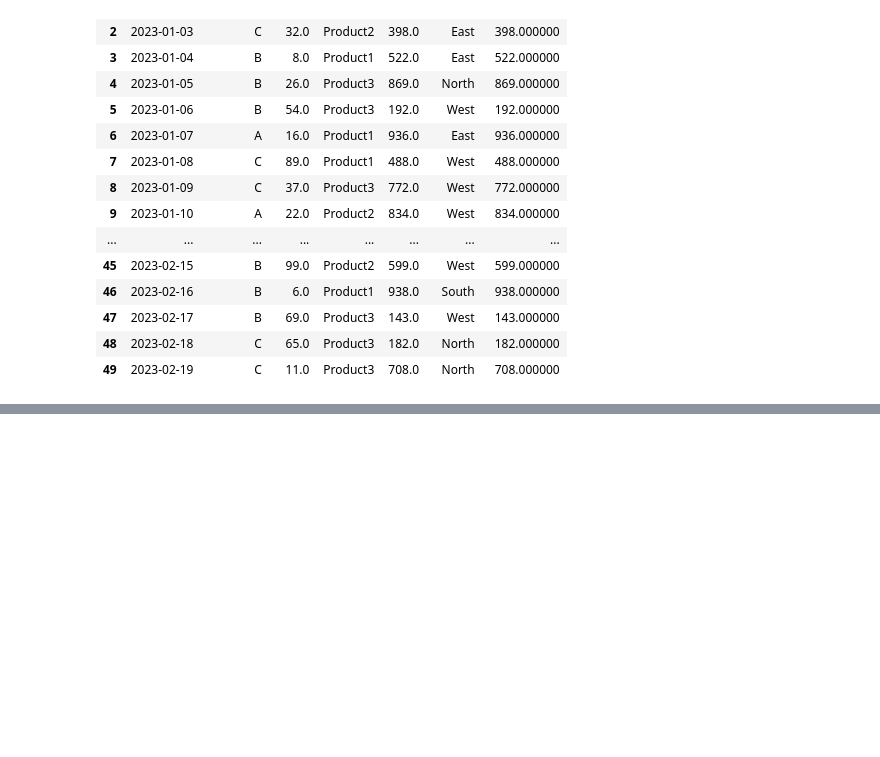
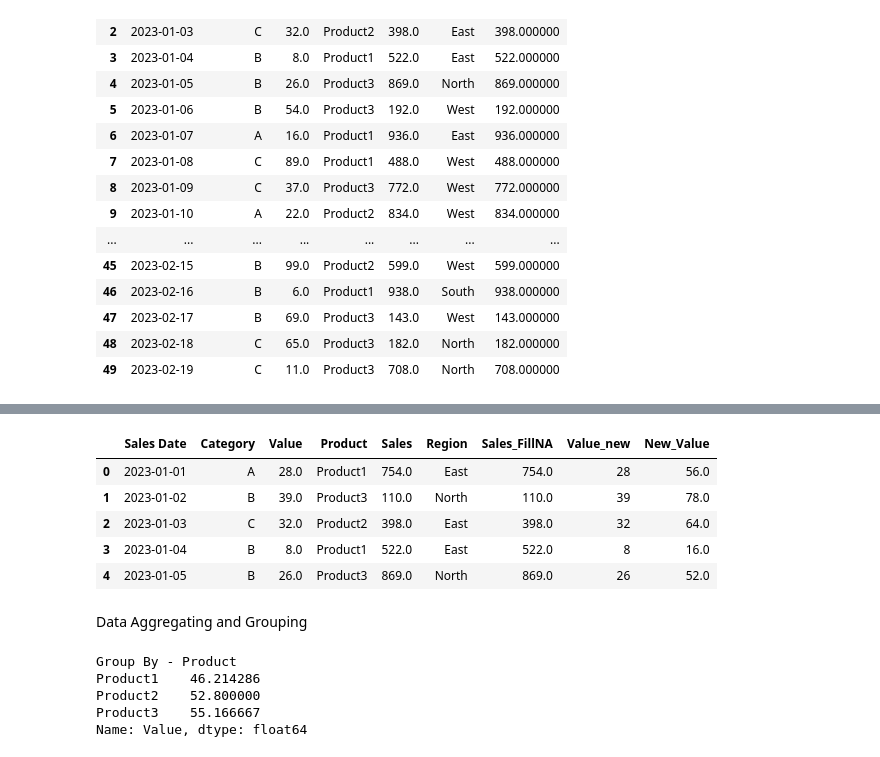
Before and after one commit to somit17/Numpy-TT, a Jupyter notebook: Pandas/data_manipulation.ipynb, the cells around one changed output, grey strips where cells are left out. Cells and saved outputs as stored; diff of their text form; code cells hidden in the pictures; blank space fills up the shorter version.

Commit message:
Basics of Aggregation and Grouping

```diff
--- a/Pandas/data_manipulation.ipynb
+++ b/Pandas/data_manipulation.ipynb
@@ -74,0 +88,3 @@ df ##
+# %%
+df.rename(columns={'Date':'Sales Date'},inplace=True)  #Key value pair
+df.head()
@@ -74,0 +100,4 @@ df ##
+# %%
+df['Value_new'] = df['Value'].fillna(df['Value'].mean()).astype(int)
+df.head()
+df.dtypes
@@ -74,0 +114,21 @@ df ##
+# %%
+df['New_Value'] = df['Value'].apply(lambda  x : x * 2) #apply method to call function
+df.head()
+# %% [output]
+|  | Sales Date | Category | Value | Product | Sales | Region | Sales_FillNA | Value_new | New_Value |
+| 0 | 2023-01-01 | A | 28.0 | Product1 | 754.0 | East | 754.0 | 28 | 56.0 |
+| 1 | 2023-01-02 | B | 39.0 | Product3 | 110.0 | North | 110.0 | 39 | 78.0 |
+| 2 | 2023-01-03 | C | 32.0 | Product2 | 398.0 | East | 398.0 | 32 | 64.0 |
+| 3 | 2023-01-04 | B | 8.0 | Product1 | 522.0 | East | 522.0 | 8 | 16.0 |
+| 4 | 2023-01-05 | B | 26.0 | Product3 | 869.0 | North | 869.0 | 26 | 52.0 |
+# %% [markdown]
+Data Aggregating and Grouping
+# %%
+grouped_mean = df.groupby('Product')['Value'].mean()
+print(f"Group By - {grouped_mean}")
+# %% [output]
+Group By - Product
+Product1    46.214286
+Product2    52.800000
+Product3    55.166667
+Name: Value, dtype: float64
```
Also changed, not shown: parts of 7 cells of this notebook.
